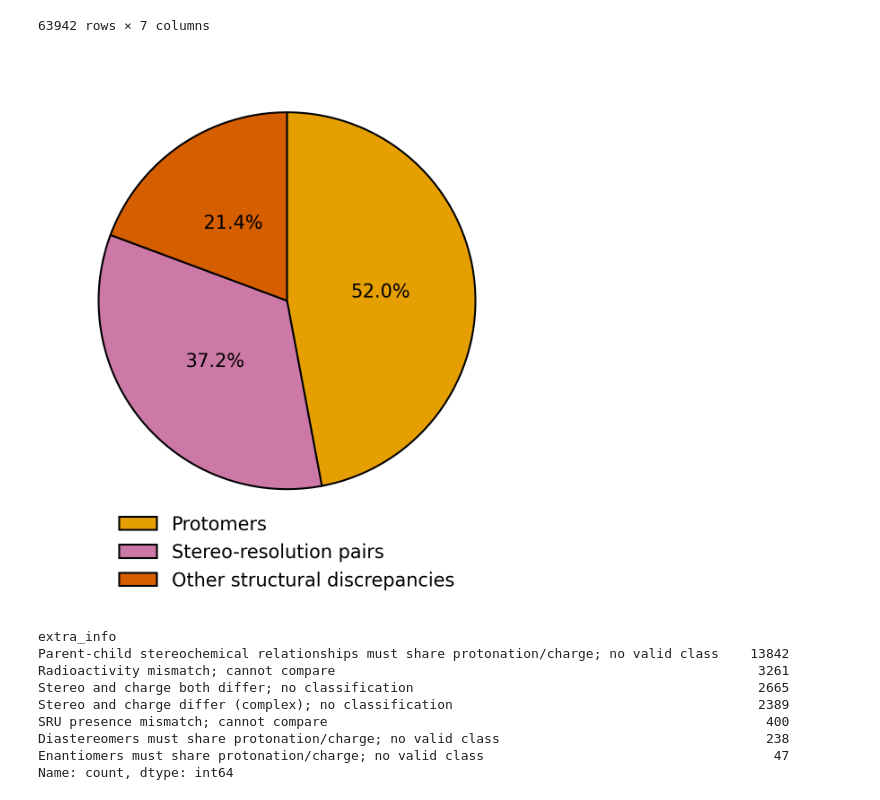
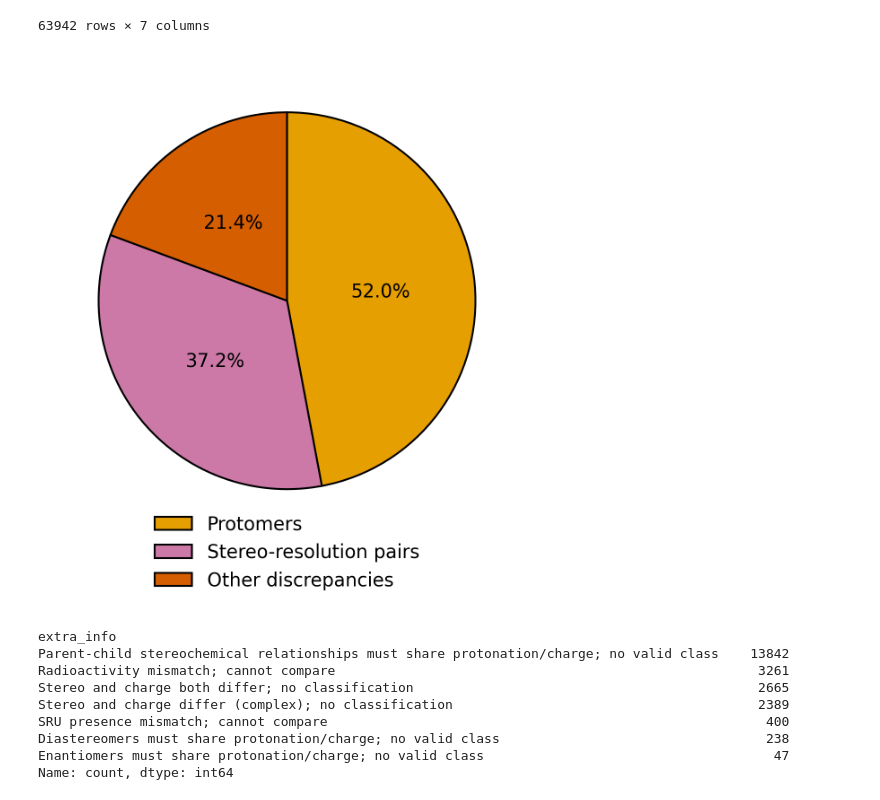
Before and after one commit to Digital-Metabolic-Twin-Centre/stereomapper, a Jupyter notebook: experiments/analysis/clustering_results_original.ipynb, the cells around one changed output. Saved outputs shown, nothing was run; the diff lists cells and outputs as text; code cells hidden in the pictures.

```diff
--- a/experiments/analysis/clustering_results_original.ipynb
+++ b/experiments/analysis/clustering_results_original.ipynb
@@ -1278,7 +1278,7 @@ summary_dis
 
 # # Define replacements
 replacements = {
-    "Unclassified": "Other structural discrepancies",
+    "Unclassified": "Other discrepancies",
     "Unresolved (Possible Pipeline Error)": "Unresolved"
 }
 
@@ -1321,7 +1321,7 @@ palette = {
     "Diastereomers": "#0072B2",
     "Protomers": "#E69F00",
     "Stereo-resolution pairs": "#CC79A7",
-    "Other structural discrepancies": "#D55E00",
+    "Other discrepancies": "#D55E00",
     "Unresolved": "#F0E442",
 }
 default_colour = "#999999"
@@ -1356,35 +1356,35 @@ wedges, texts, autotexts = ax.pie(
     textprops=dict(fontsize=10),
 )
 
 for lbl, autotext in zip(major_labels, autotexts):
     pct_true = rel_percentages[lbl]      # your correct percentage
     autotext.set_text(f"{pct_true:.1f}%")
 
 
 ax.set_aspect("equal")
 
 # Legend: same layout choices as the other pie
 ax.legend(
     wedges,
     major_labels,
     loc="lower center",
     bbox_to_anchor=(0.5, -0.15),
     ncol=1,
     frameon=False,
     fontsize=10,
 )
 
 # Use the same margins for both pies
 plt.subplots_adjust(left=0.15, right=0.85, top=0.95, bottom=0.25)
 
 plt.show()
 
 # remove after
-out_base = '/home/jackmcgoldrick/drive/Recon4IMD/WP5_Reconstruction/T5.1_ReconXKG/papers/stereomapper/v3/graphics'
+out_base = '/home/jackmcgoldrick/stereomapper_revision/v5/graphics/fig4_updated/panelB'
 fig.savefig(out_base +".svg")
 fig.savefig(out_base +".pdf")
 # %% [output]
-[figure, old version]
+[figure, new version]
 # %%
 # perform additional analysis into 'Unclassified' relationships
 unclassified_df = long_df[long_df["relationship"] == "Unclassified"].copy()
```
Also changed, not shown: parts of 2 cells of this notebook, 4 other files.
